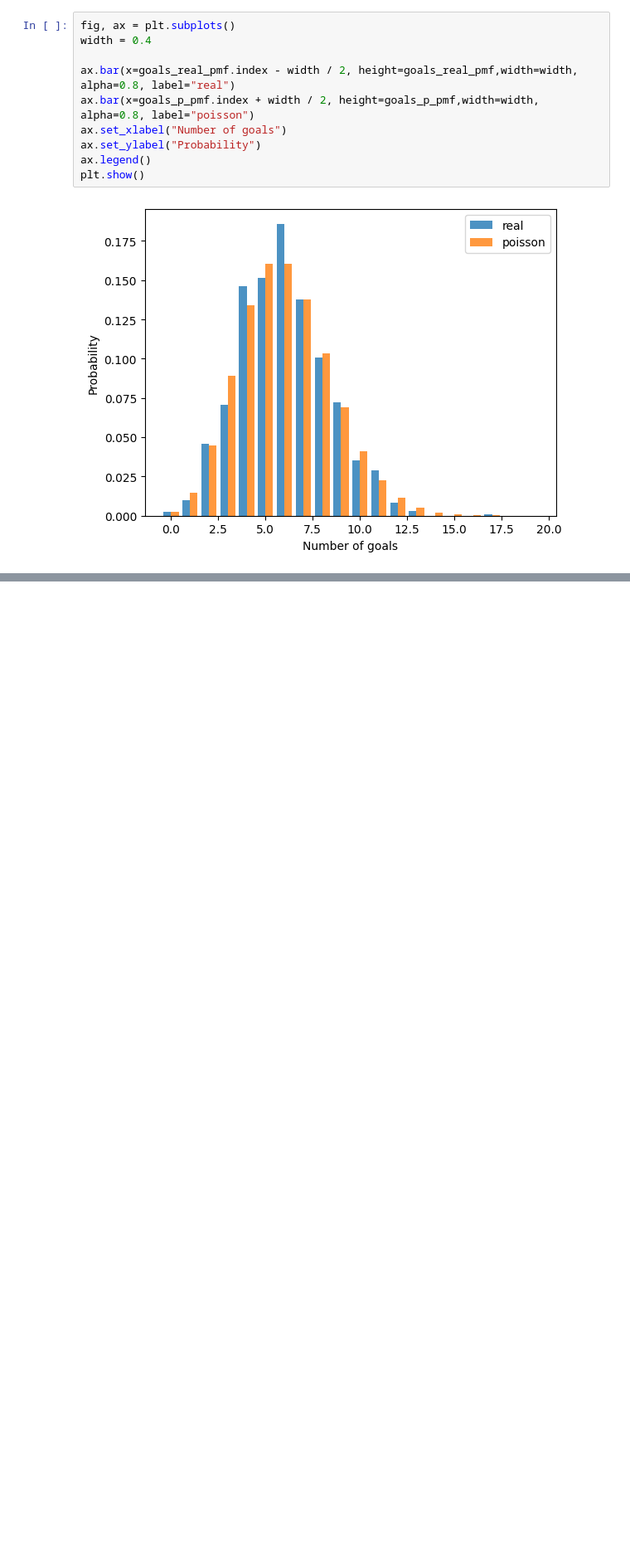
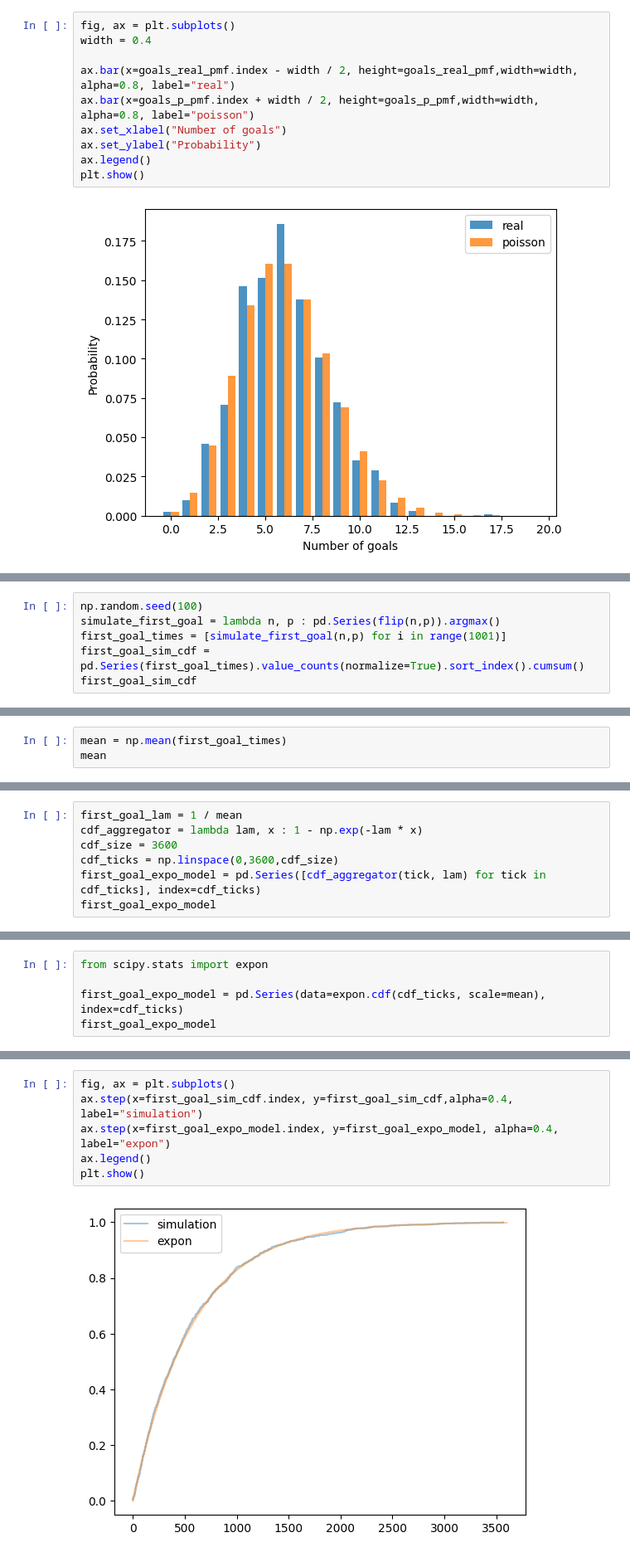
Before and after one commit to dybdeskarphet/statistics, a Jupyter notebook: notes/think_stats/05_modeling_distributions.ipynb, the cells around one changed output, grey strips where cells are left out. Shown at 83% size. Drawn from its saved outputs; the diff is of its cells as text; blank space fills up the shorter version.

Commit message:
Add the exponential distribution chapter

```diff
--- a/notes/think_stats/05_modeling_distributions.ipynb
+++ b/notes/think_stats/05_modeling_distributions.ipynb
@@ -373,0 +383,6 @@ The Poisson distribution also fits real-world data, meaning we can use the Poiss
+# %%
+np.random.seed(100)
+simulate_first_goal = lambda n, p : pd.Series(flip(n,p)).argmax()
+first_goal_times = [simulate_first_goal(n,p) for i in range(1001)]
+first_goal_sim_cdf = pd.Series(first_goal_times).value_counts(normalize=True).sort_index().cumsum()
+first_goal_sim_cdf
@@ -373,0 +402,3 @@ The Poisson distribution also fits real-world data, meaning we can use the Poiss
+# %%
+mean = np.mean(first_goal_times)
+mean
@@ -373,0 +425,7 @@ The Poisson distribution also fits real-world data, meaning we can use the Poiss
+# %%
+first_goal_lam = 1 / mean
+cdf_aggregator = lambda lam, x : 1 - np.exp(-lam * x)
+cdf_size = 3600
+cdf_ticks = np.linspace(0,3600,cdf_size)
+first_goal_expo_model = pd.Series([cdf_aggregator(tick, lam) for tick in cdf_ticks], index=cdf_ticks)
+first_goal_expo_model
@@ -373,0 +447,5 @@ The Poisson distribution also fits real-world data, meaning we can use the Poiss
+# %%
+from scipy.stats import expon
+
+first_goal_expo_model = pd.Series(data=expon.cdf(cdf_ticks, scale=mean), index=cdf_ticks)
+first_goal_expo_model
@@ -373,0 +465,8 @@ The Poisson distribution also fits real-world data, meaning we can use the Poiss
+# %%
+fig, ax = plt.subplots()
+ax.step(x=first_goal_sim_cdf.index, y=first_goal_sim_cdf,alpha=0.4, label="simulation")
+ax.step(x=first_goal_expo_model.index, y=first_goal_expo_model, alpha=0.4, label="expon")
+ax.legend()
+plt.show()
+# %% [output]
+[figure, added]
```
Also changed, not shown: parts of 13 cells of this notebook.
